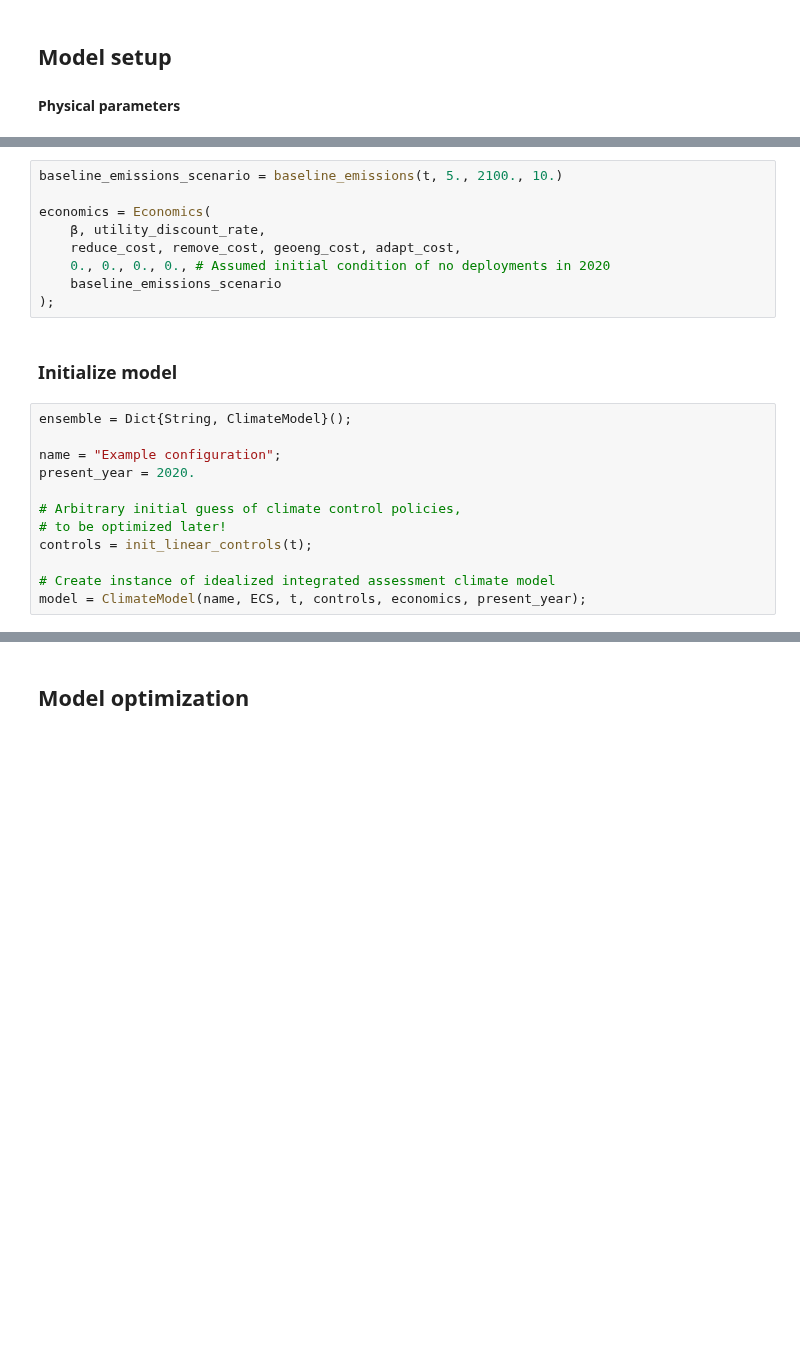
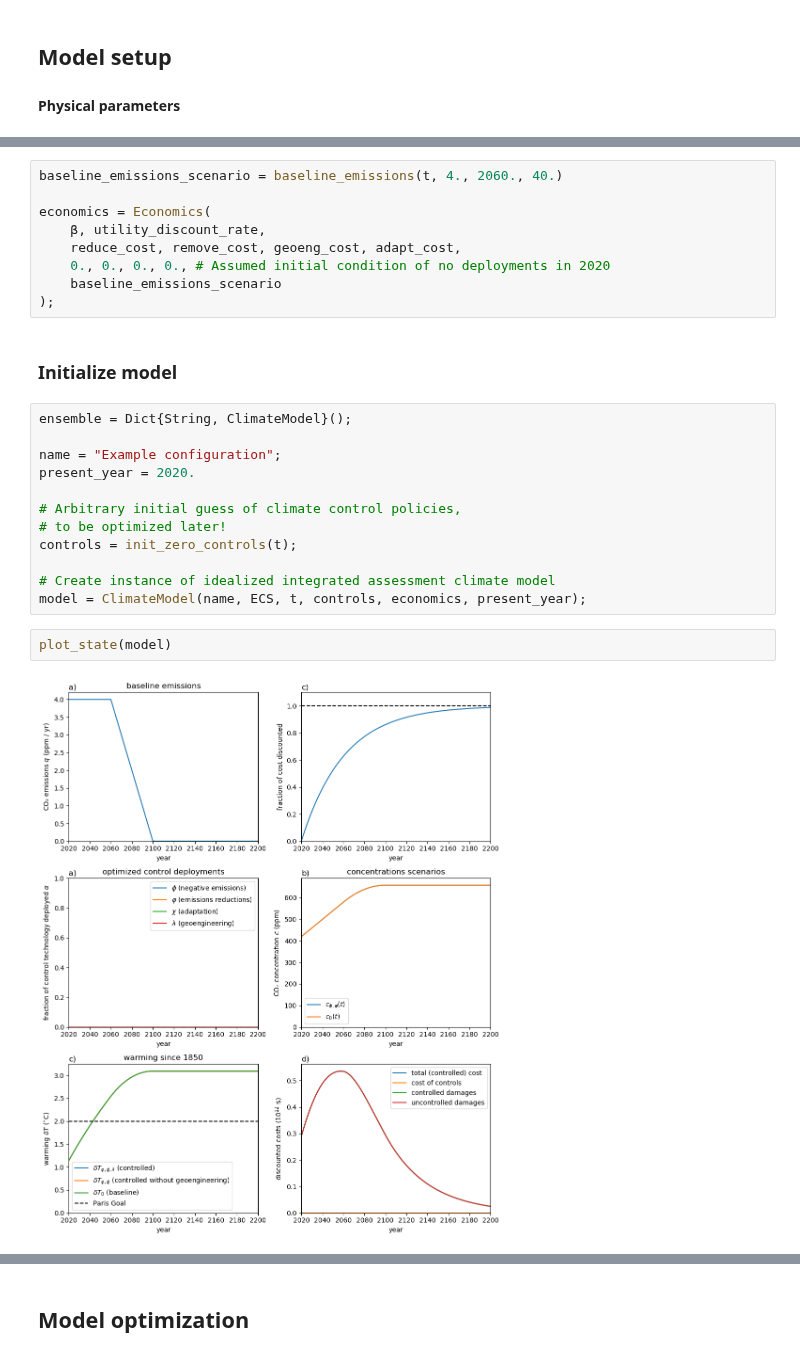
Before and after one commit to hdrake/OptimizeClimate, a Jupyter notebook: notebooks/basic_example.ipynb, the cells around one changed output, grey strips where cells are left out. Saved outputs shown, nothing was run; the diff lists cells and outputs as text; blank space fills up the shorter version.

```diff
--- a/notebooks/basic_example.ipynb
+++ b/notebooks/basic_example.ipynb
@@ -31,5 +33,5 @@ adapt_cost = 0.20*GWP;
 # %%
-baseline_emissions_scenario = baseline_emissions(t, 5., 2100., 10.)
+baseline_emissions_scenario = baseline_emissions(t, 4., 2060., 40.)
 
 economics = Economics(
     β, utility_discount_rate,
@@ -47,7 +49,11 @@ present_year = 2020.
 
 # Arbitrary initial guess of climate control policies,
 # to be optimized later!
-controls = init_linear_controls(t);
+controls = init_zero_controls(t);
 
 # Create instance of idealized integrated assessment climate model
 model = ClimateModel(name, ECS, t, controls, economics, present_year);
+# %%
+plot_state(model)
+# %% [output]
+[figure, added]
```
Also changed, not shown: parts of 8 cells of this notebook, 5 other files.
